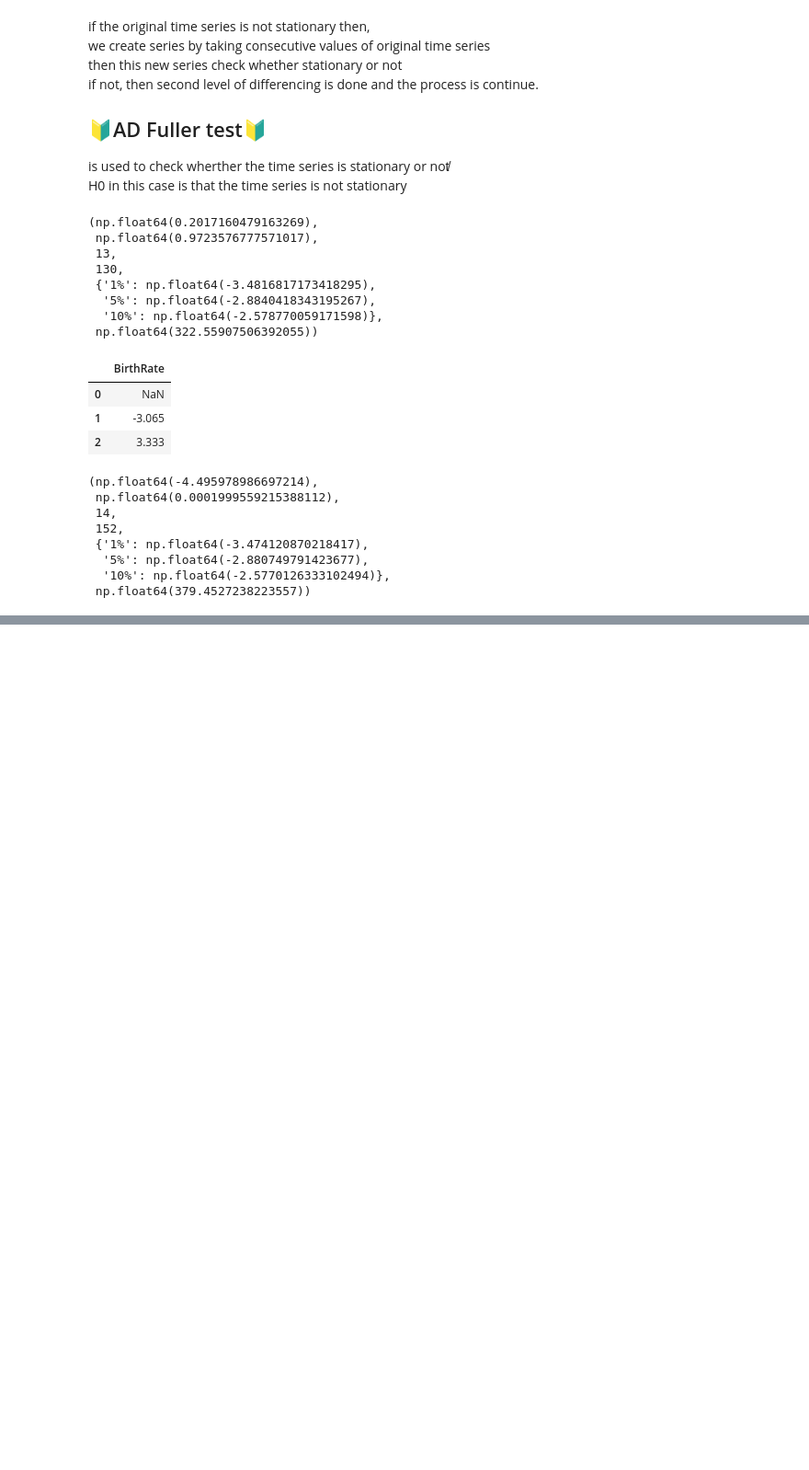
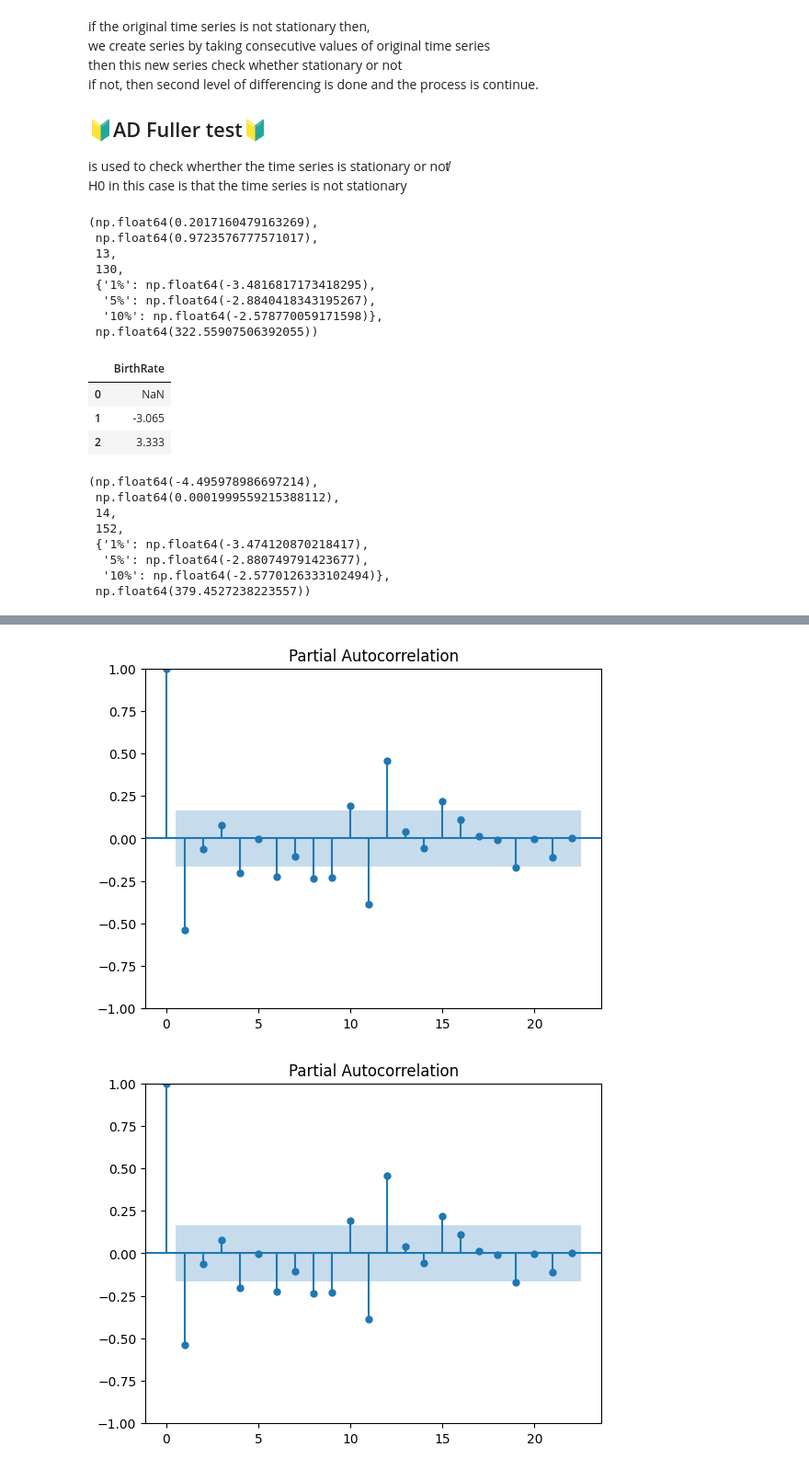
Before and after one commit to devdatta1429/BDA_Assignments, a Jupyter notebook: PML/Day_25_13_06.ipynb, the cells around one changed output, grey strips where cells are left out. Shown at 92% size. Cells and saved outputs as stored; diff of their text form; code cells hidden in the pictures; blank space fills up the shorter version.

```diff
--- a/PML/Day_25_13_06.ipynb
+++ b/PML/Day_25_13_06.ipynb
@@ -927,0 +1039,6 @@ adfuller(df_train1)
+# %%
+plot_pacf(df_train.diff().dropna()) # gives the value of p which is the first number in the order
+# the second number in the order is d which is the number of times the differencing is applied to make a time series stationary
+# %% [output]
+[figure, added]
+[figure, added]
```
Also changed, not shown: parts of 5 cells of this notebook.
